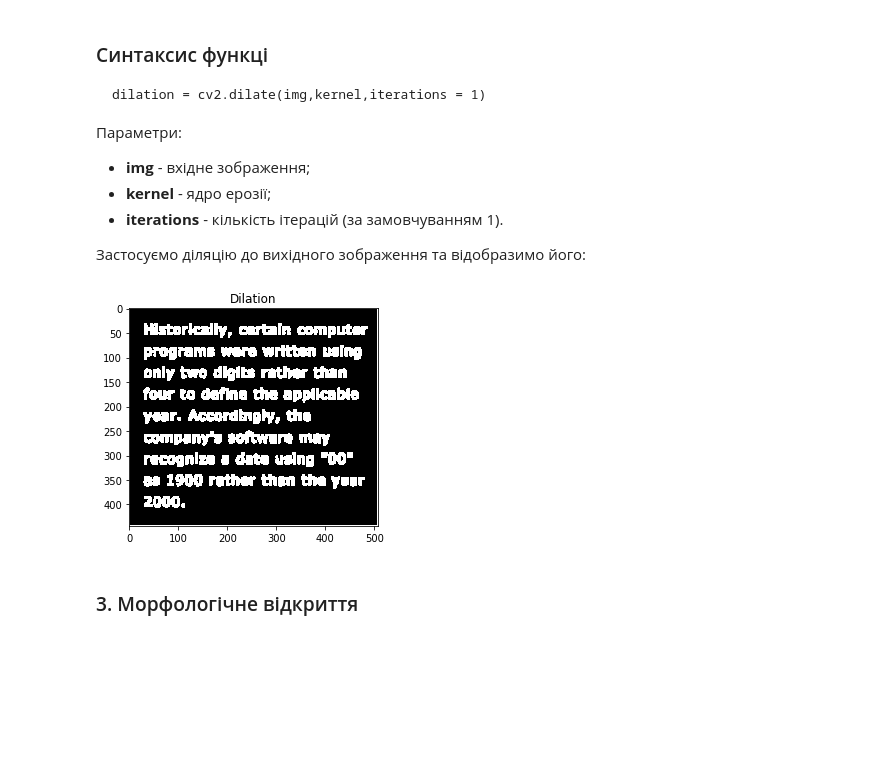
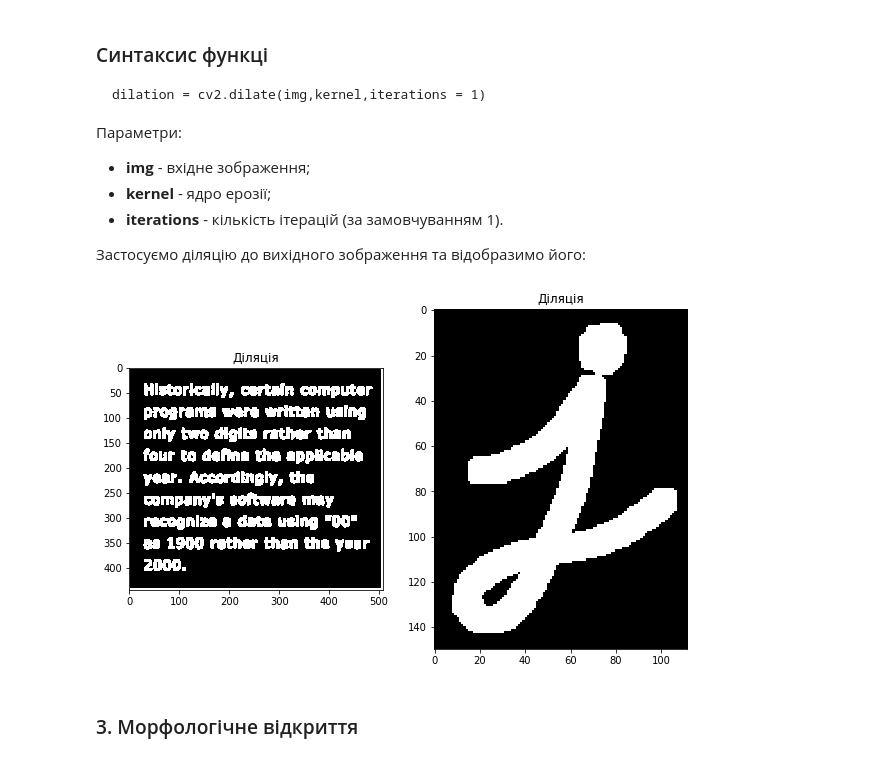
Before and after one commit to lavolpenoire/DIP, a Jupyter notebook: Lab5.ipynb, the cells around one changed output. Cells and saved outputs as stored; diff of their text form; code cells hidden in the pictures; blank space fills up the shorter version.

```diff
--- a/Lab5.ipynb
+++ b/Lab5.ipynb
@@ -72,11 +87,16 @@ plt.imshow(img); plt.title('Input image'); plt.show();
 
 Застосуємо діляцію до вихідного зображення та відобразимо його:
 # %%
+dilation_ref = cv2.dilate(img_ref,kernel,iterations = 1)
 dilation = cv2.dilate(img,kernel,iterations = 1)
-# %%
-plt.imshow(dilation, cmap = 'gray'); plt.title('Dilation'); plt.show();
-# %% [output]
-[figure, removed]
+# %%
+plt.figure(figsize=(10,10))
+plt.subplot(121);plt.imshow(dilation_ref); plt.title('Діляція');
+plt.subplot(122);plt.imshow(dilation); plt.title('Діляція');
+
+plt.show();
+# %% [output]
+[figure, added]
 # %% [markdown]
 ### 3. Морфологічне відкриття
 # %% [markdown]
```
Also changed, not shown: parts of 37 cells of this notebook.
